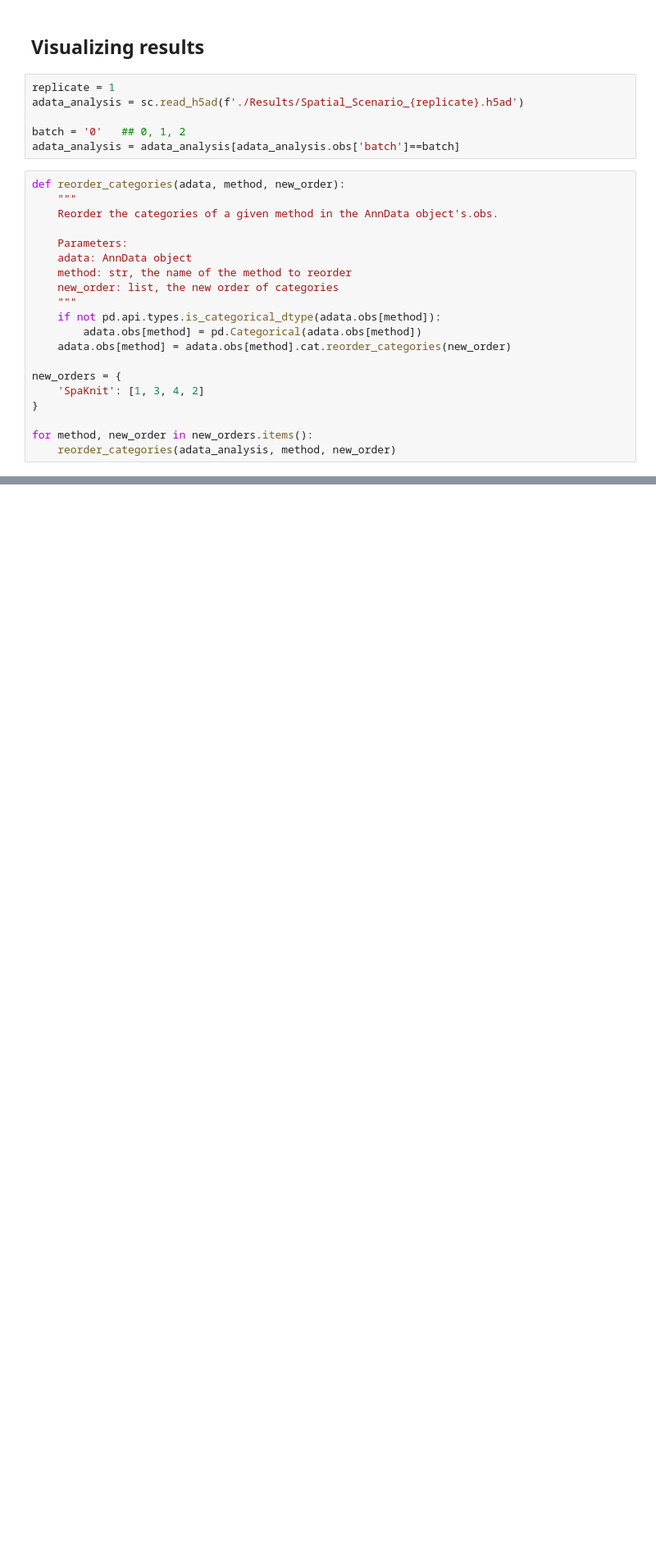
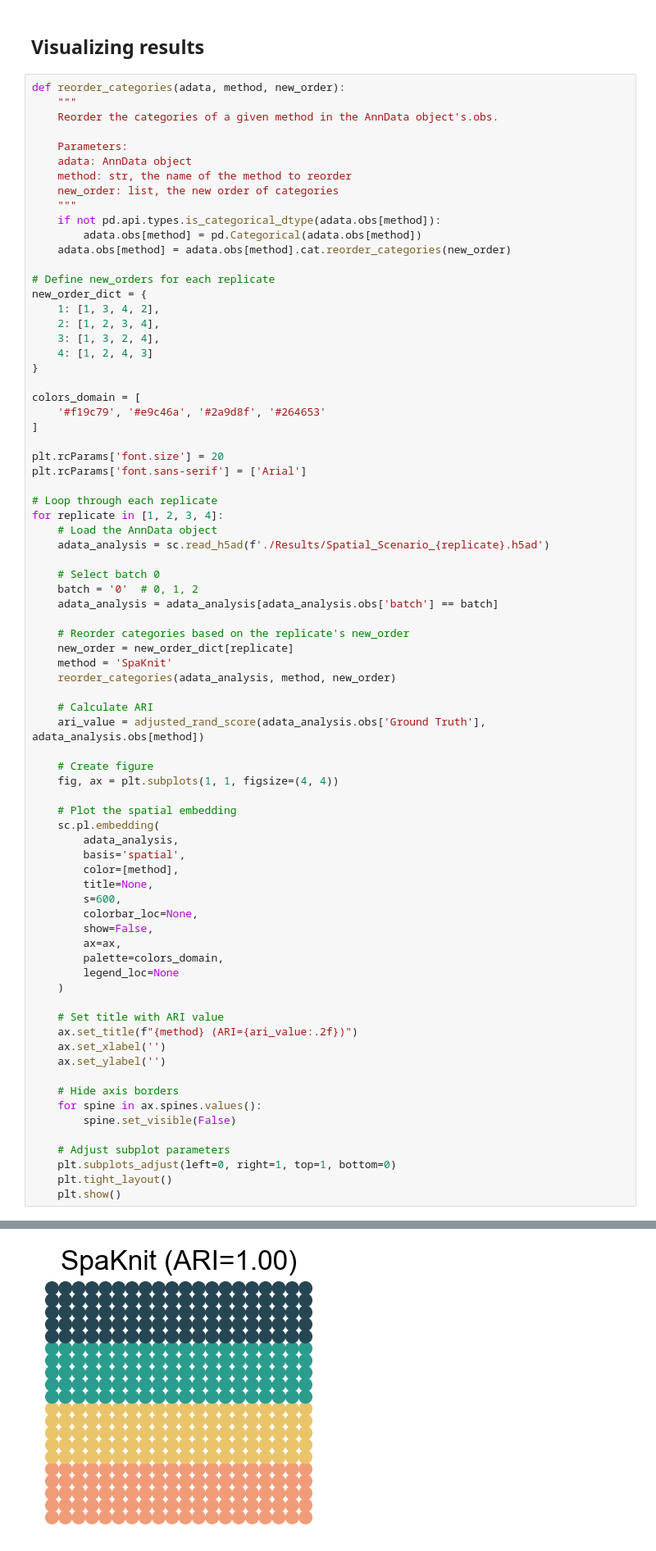
Before and after one commit to XJTU-MingxuanLi/SpaKnit-tutorial, a Jupyter notebook: docs/source/Tutorial_1_Spatial_Scenarios.ipynb, the cells around one changed output, grey strips where cells are left out. Shown: that part at 82% size. Drawn from its saved outputs; the diff is of its cells as text; blank space fills up the shorter version.

```diff
--- a/docs/source/Tutorial_1_Spatial_Scenarios.ipynb
+++ b/docs/source/Tutorial_1_Spatial_Scenarios.ipynb
@@ -118,12 +208,6 @@ AnnData object with n_obs × n_vars = 1200 × 3031
     obsm: 'Modality1', 'Modality2', 'MultiMAP', 'MultiVI', 'STAGATE', 'SpatialGlue', 'spatial', 'SpaKnit'
 # %% [markdown]
 ## Visualizing results
-# %%
-replicate = 1
-adata_analysis = sc.read_h5ad(f'./Results/Spatial_Scenario_{replicate}.h5ad')
-
-batch = '0'   ## 0, 1, 2
-adata_analysis = adata_analysis[adata_analysis.obs['batch']==batch]
 # %%
 def reorder_categories(adata, method, new_order):
     """
@@ -138,9 +222,66 @@ def reorder_categories(adata, method, new_order):
         adata.obs[method] = pd.Categorical(adata.obs[method])
     adata.obs[method] = adata.obs[method].cat.reorder_categories(new_order)
 
-new_orders = {
-    'SpaKnit': [1, 3, 4, 2]
+# Define new_orders for each replicate
+new_order_dict = {
+    1: [1, 3, 4, 2],
+    2: [1, 2, 3, 4],
+    3: [1, 3, 2, 4],
+    4: [1, 2, 4, 3]
 }
 
-for method, new_order in new_orders.items():
+colors_domain = [
+    '#f19c79', '#e9c46a', '#2a9d8f', '#264653'
+]
+
+plt.rcParams['font.size'] = 20
+plt.rcParams['font.sans-serif'] = ['Arial']
+
+# Loop through each replicate
+for replicate in [1, 2, 3, 4]:
+    # Load the AnnData object
+    adata_analysis = sc.read_h5ad(f'./Results/Spatial_Scenario_{replicate}.h5ad')
+
+    # Select batch 0
+    batch = '0'  # 0, 1, 2
+    adata_analysis = adata_analysis[adata_analysis.obs['batch'] == batch]
+
+    # Reorder categories based on the replicate's new_order
+    new_order = new_order_dict[replicate]
+    method = 'SpaKnit'
     reorder_categories(adata_analysis, method, new_order)
+
+    # Calculate ARI
+    ari_value = adjusted_rand_score(adata_analysis.obs['Ground Truth'], adata_analysis.obs[method])
+
+    # Create figure
+    fig, ax = plt.subplots(1, 1, figsize=(4, 4))
+
+    # Plot the spatial embedding
+    sc.pl.embedding(
+        adata_analysis,
+        basis='spatial',
+        color=[method],
+        title=None,
+        s=600,
+        colorbar_loc=None,
+        show=False,
+        ax=ax,
+        palette=colors_domain,
+        legend_loc=None
+    )
+
+    # Set title with ARI value
+    ax.set_title(f"{method} (ARI={ari_value:.2f})")
+    ax.set_xlabel('')
+    ax.set_ylabel('')
+
+    # Hide axis borders
+    for spine in ax.spines.values():
+        spine.set_visible(False)
+
+    # Adjust subplot parameters
+    plt.subplots_adjust(left=0, right=1, top=1, bottom=0)
+    plt.tight_layout()
+    plt.show()
+# %% [output]
@@ -146,0 +289 @@ for method, new_order in new_orders.items():
+[figure, added]
```
Also changed, not shown: parts of 15 cells of this notebook.
